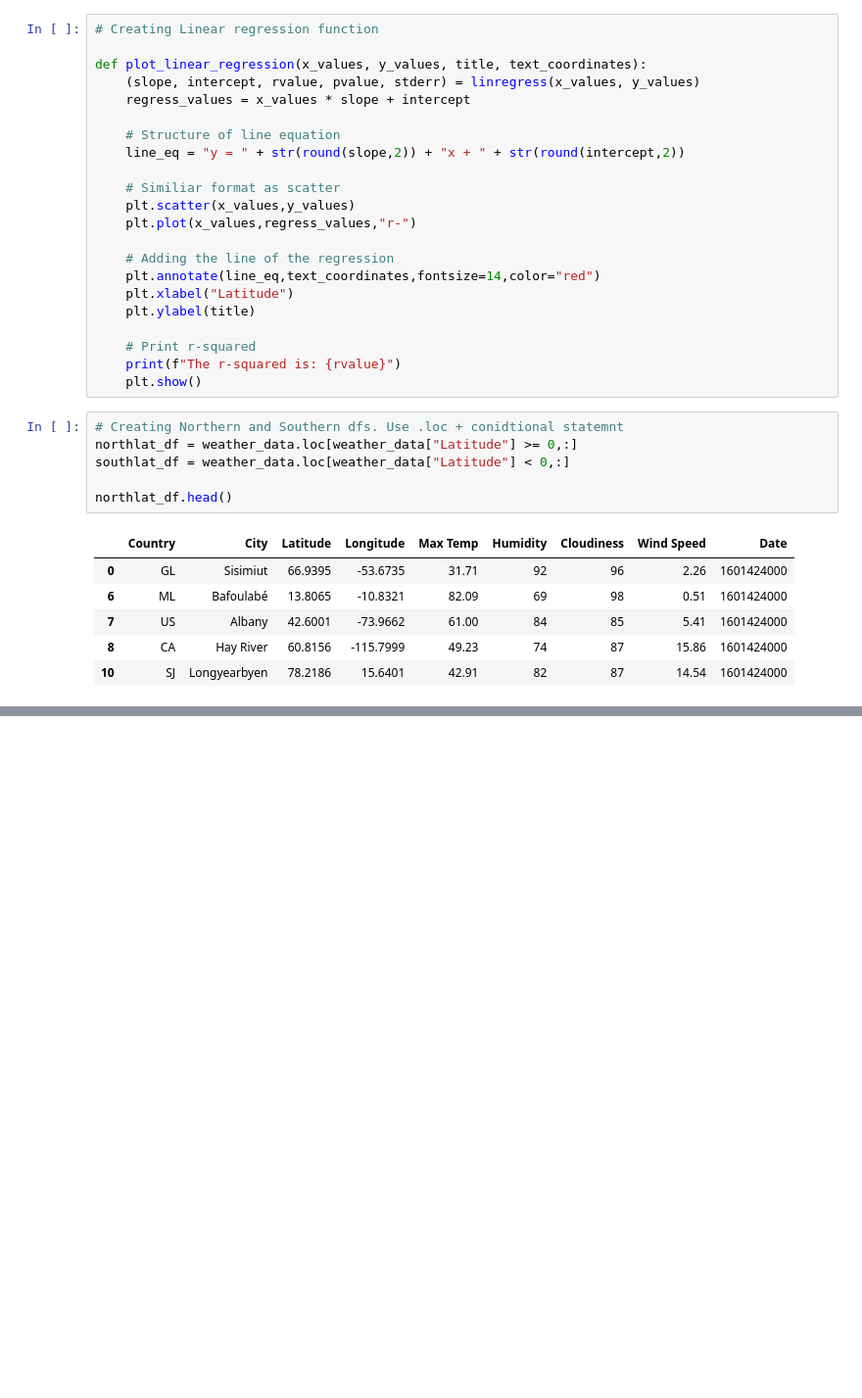
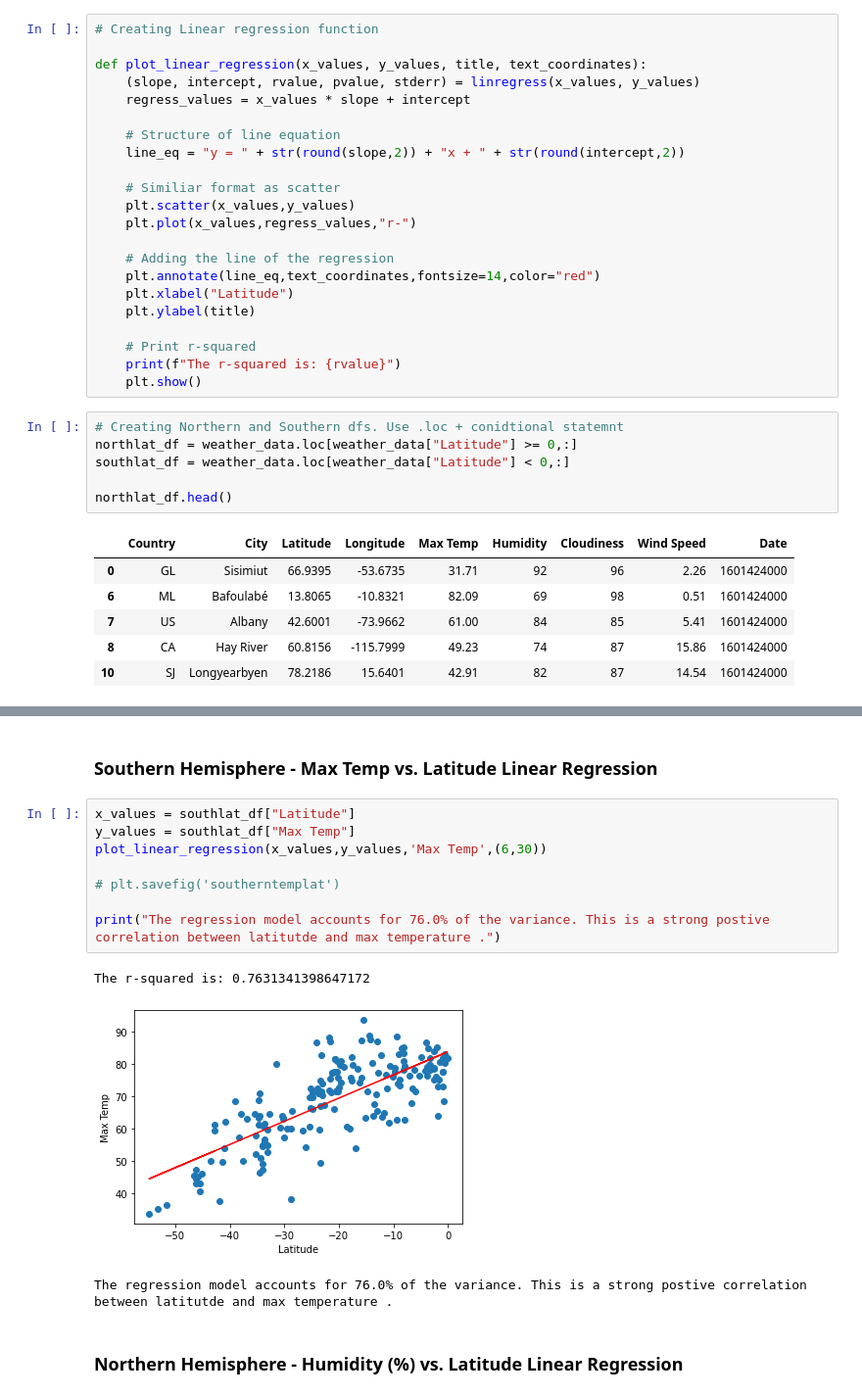
Before and after one commit to GStout17/python-api-challenge, a Jupyter notebook: WeatherPy/WeatherPy.ipynb, the cells around one changed output, grey strips where cells are left out. Shown: that part at 98% size. Drawn from its saved outputs; the diff is of its cells as text; blank space fills up the shorter version.

```diff
--- a/WeatherPy/WeatherPy.ipynb
+++ b/WeatherPy/WeatherPy.ipynb
@@ -310,0 +333,16 @@ northlat_df.head()
+# %% [markdown]
+### Southern Hemisphere - Max Temp vs. Latitude Linear Regression
+# %%
+x_values = southlat_df["Latitude"]
+y_values = southlat_df["Max Temp"]
+plot_linear_regression(x_values,y_values,'Max Temp',(6,30))
+
+# plt.savefig('southerntemplat')
+
+print("The regression model accounts for 76.0% of the variance. This is a strong postive correlation between latitutde and max temperature .")
+# %% [output]
+The r-squared is: 0.7631341398647172
+[figure, added]
+The regression model accounts for 76.0% of the variance. This is a strong postive correlation between latitutde and max temperature .
+# %% [markdown]
+### Northern Hemisphere - Humidity (%) vs. Latitude Linear Regression
```
Also changed, not shown: parts of 4 cells of this notebook.
